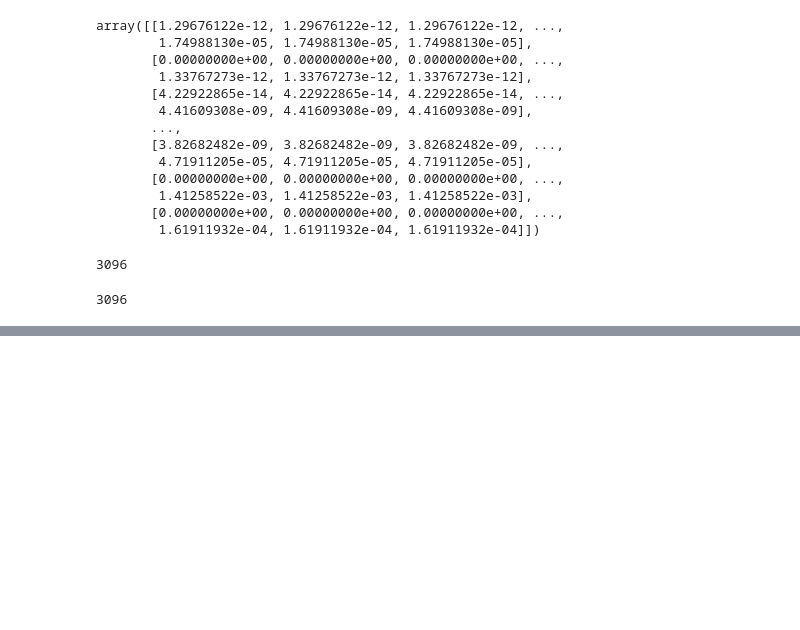
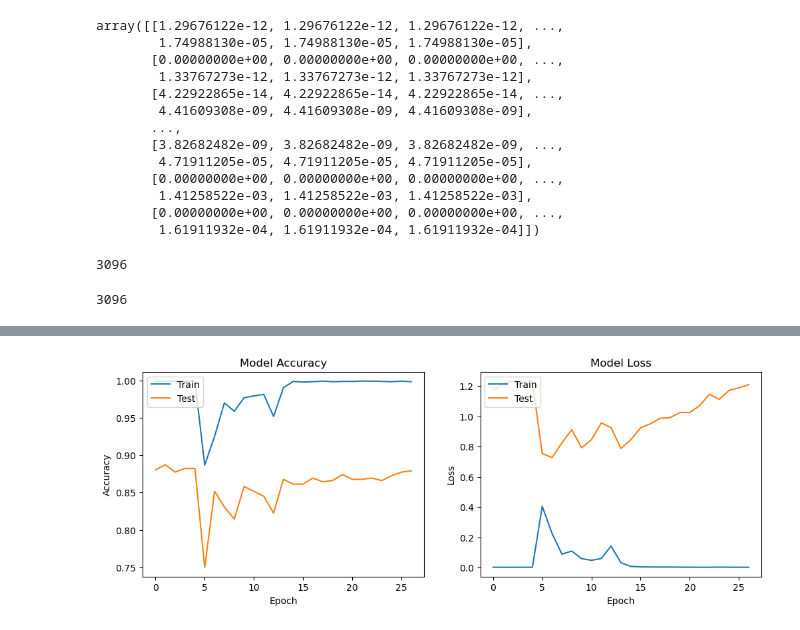
Before and after one commit to mainfranco/Capstone-3, a Jupyter notebook: Brain Tumor Classification.ipynb, the cells around one changed output, grey strips where cells are left out. Saved outputs shown, nothing was run; the diff lists cells and outputs as text; code cells hidden in the pictures; blank space fills up the shorter version.

```diff
--- a/Brain Tumor Classification.ipynb
+++ b/Brain Tumor Classification.ipynb
@@ -178,0 +192,6 @@ WARNING:tensorflow:From C:\Users\mainf\anaconda3\Lib\site-packages\keras\src\los
+# %%
+model.fit(X_train,y_train,epochs=100)
+y_preds = model.predict(X_test)
+class_predictions = np.argmax(y_preds, axis=1)
+
+print(classification_report(y_test,class_predictions))
@@ -178,0 +216,12 @@ WARNING:tensorflow:From C:\Users\mainf\anaconda3\Lib\site-packages\keras\src\los
+# %%
+from keras.callbacks import EarlyStopping, ModelCheckpoint
+
+checkpoint = ModelCheckpoint('best_model.h5', monitor='accuracy', save_best_only=True, mode='min')
+early_stop = EarlyStopping(monitor='val_loss', patience=20, verbose=1, mode='min')
+model.fit(X_train, y_train, epochs=100, validation_data=(X_test, y_test), callbacks=[checkpoint, early_stop])
+history = model.fit(X_train, y_train, epochs=100, validation_data=(X_test, y_test), callbacks=[checkpoint, early_stop])
+
+
+y_preds = model.predict(X_test)
+class_predictions = np.argmax(y_preds, axis=1)
+print(classification_report(y_test,class_predictions))
@@ -178,0 +246,23 @@ WARNING:tensorflow:From C:\Users\mainf\anaconda3\Lib\site-packages\keras\src\los
+# %%
+# Plot training & validation accuracy values
+plt.figure(figsize=(12, 4))
+plt.subplot(1, 2, 1)
+plt.plot(history.history['accuracy'])
+plt.plot(history.history['val_accuracy'])
+plt.title('Model Accuracy')
+plt.ylabel('Accuracy')
+plt.xlabel('Epoch')
+plt.legend(['Train', 'Test'], loc='upper left')
+
+# Plot training & validation loss values
+plt.subplot(1, 2, 2)
+plt.plot(history.history['loss'])
+plt.plot(history.history['val_loss'])
+plt.title('Model Loss')
+plt.ylabel('Loss')
+plt.xlabel('Epoch')
+plt.legend(['Train', 'Test'], loc='upper left')
+
+plt.show()
+# %% [output]
+[figure, added]
```
Also changed, not shown: parts of 10 cells of this notebook.
